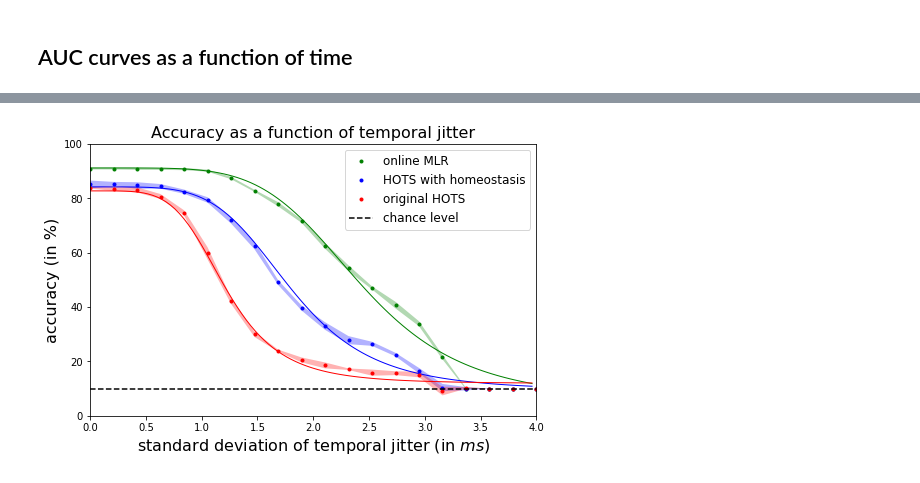
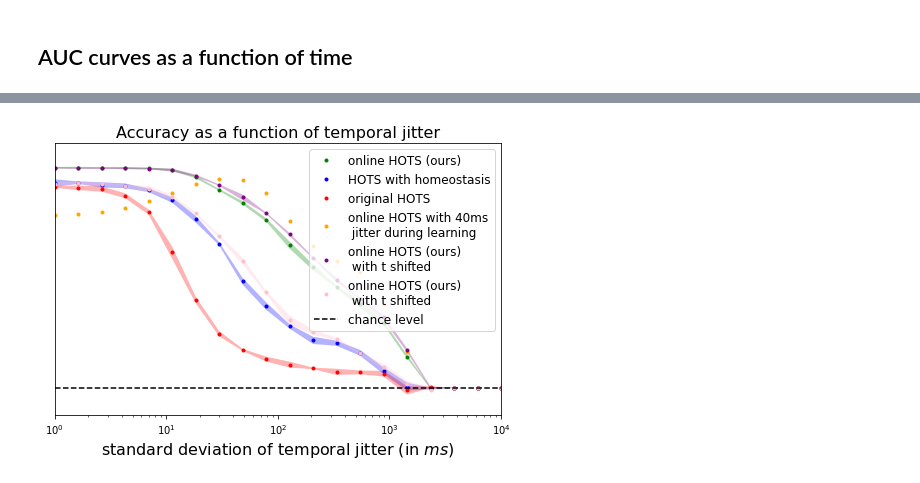
Before and after one commit to SpikeAI/HOTS, a Jupyter notebook: notebooks/RESULTS_03_NMNIST.ipynb, the cells around one changed output, grey strips where cells are left out. Drawn from its saved outputs; the diff is of its cells as text; code cells hidden in the pictures.

```diff
--- a/notebooks/RESULTS_03_NMNIST.ipynb
+++ b/notebooks/RESULTS_03_NMNIST.ipynb
@@ -246,9 +170,9 @@ verbose=False
 # %%
 thres = None
 colorz = ['#2ca02c', '#ff7f0e', '#1f77b4', '#d62728', '#9467bd', '#8c564b', '#e377c2', '#7f7f7f', '#bcbd22', '#17becf']
-legend_list = ['original HOTS', 'raw inputs','online HOTS']
+legend_list = ['original HOTS', 'MLR with raw inputs','online HOTS']
 namelist = ['raw', 'homhots']
-fig_onl, ax_onl = plt.subplots()
+fig_onl, ax_onl = plt.subplots(figsize=(6,4))
 ax_onl.hlines(86.9,0,6000, linestyles='dashed', color=colorz[0], label=legend_list[0])
 for namnum, name in enumerate(namelist):
     f_name = f'{record_path}{timestr}_LR_results_{name}_{nbclust}_{nb_train}_{nb_test}_{ds_ev}.pkl'
@@ -263,5 +187,5 @@ plt.setp(ax_onl.get_yticklabels(), fontsize=12)
 plt.setp(ax_onl.get_xticklabels(), fontsize=12)
 ax_onl.set_xlabel('Number of events', fontsize=16);
 ax_onl.set_ylabel('Accuracy (in %)', fontsize=16);
-ax_onl.set_title('MLR classification evolution \n as a function of the number of events', fontsize=16);
+ax_onl.set_title('Accuracy as a function of the number of events', fontsize=16);
 ax_onl.legend(fontsize=12, loc='lower right');
@@ -383,14 +323,0 @@ Invalid limit will be ignored.
-# %%
-%cd ../HOTS
-from Tools import plotjitter
-import pickle
-import numpy as np
-import matplotlib.pyplot as plt
-
-timestr = '2021-03-29'
-record_path = '../Records/EXP_03_NMNIST/'
-
-f_name = f'{record_path}{timestr}_LR_results_jitter_raw_60000_1000_1_None.pkl'
-with open(f_name, 'rb') as file:
-    results_t, results_t_last, jit_t, results_s, results_s_last, jit_s = pickle.load(file)
-nb_class = 10
@@ -456,26 +381,30 @@ Invalid limit will be ignored.
 # %%
+fitting = False
+logscale = True
 
 f_name = f'../Records/EXP_03_NMNIST/2021-03-29_LR_results_jitter_homhots_[4, 8, 16]_60000_1000_1_None_logscale.pkl'
 with open(f_name, 'rb') as file:
-    results_t, results_t_last, std_jit_t = pickle.load(file)
+    results_t, results_t_last, jit_t = pickle.load(file)
+
+results_t = np.delete(results_t, [5,6,7,8,9], 0)
 fig_t, ax_t = plt.subplots(1,1,figsize=(8,5))
 param_T = [0.85, 2.5, 5, 0.1]
-label = 'online MLR'
+label = 'online HOTS (ours)'
 n_epoch = 33
-#fig_t, ax_t, semisat_t = plotjitter(fig_t, ax_t, np.log10(jit_t/1e3), results_t, param = param_T, color='green', label=label, n_epo=n_epoch, fitting = True)
-
-print(f'semi saturation level for {label}: {np.round(10**semisat_t,2)} ms')
+fig_t, ax_t, semisat_t = plotjitter(fig_t, ax_t, jit_t/1e3, results_t, param = param_T, color='green', label=label, n_epo=n_epoch, fitting = fitting, logscale=logscale)
+if fitting:
+    print(f'semi saturation level for {label}: {np.round(10**semisat_t,2)} ms')
 
 f_name = f'../Records/EXP_03_NMNIST/2021-03-29_histo_results_jitter_homhots_[4, 8, 16]_60000_1000_1_None_logscale.pkl'
 with open(f_name, 'rb') as file:
     score_t12, jit_t = pickle.load(file)
 
-score_t12 = np.delete(score_t12, [0,7,8,9], 0)
+score_t12 = np.delete(score_t12, [5,6,7,8,9], 0)
 label = 'HOTS with homeostasis'
 param_T = [0.8, 1.7, 5, 0.1]
-fig_t, ax_t, semisat_t = plotjitter(fig_t, ax_t, np.log10(jit_t/1e3), score_t12, param = param_T, color='blue', label=label, n_epo=n_epoch, fitting = True)
-
-print(f'semi saturation level for {label}: {np.round(10**semisat_t,2)} ms')
+fig_t, ax_t, semisat_t = plotjitter(fig_t, ax_t, jit_t/1e3, score_t12, param = param_T, color='blue', label=label, n_epo=n_epoch, fitting = fitting, logscale=logscale)
+if fitting:
+    print(f'semi saturation level for {label}: {np.round(10**semisat_t,2)} ms')
 
 f_name = f'../Records/EXP_03_NMNIST/2021-03-29_histo_results_jitter_hots_[4, 8, 16]_60000_1000_1_None_logscale.pkl'
 with open(f_name, 'rb') as file:
@@ -484,15 +413,49 @@ with open(f_name, 'rb') as file:
 score_t12 = np.delete(score_t12, [0,7,8,9], 0)
 label = 'original HOTS'
 param_T = [0.8, 1.3, 5, 0.1]
-fig_t, ax_t, semisat_t = plotjitter(fig_t, ax_t, np.log10(jit_t/1e3), score_t12, param = param_T, color='red', label=label, n_epo=n_epoch, fitting = True)
+fig_t, ax_t, semisat_t = plotjitter(fig_t, ax_t, jit_t/1e3, score_t12, param = param_T, color='red', label=label, n_epo=n_epoch, fitting = fitting, logscale=logscale)
+if fitting:
+    print(f'semi saturation level for {label}: {np.round(10**semisat_t,2)} ms')
 
-print(f'semi saturation level for {label}: {np.round(10**semisat_t,2)} ms')
+f_name = f'../Records/EXP_03_NMNIST/2021-05-27_LR_results_jitter_homhots_6000_1000_1_None_initjitter40ms.pkl'
+with open(f_name, 'rb') as file:
+    results_t, results_t_last, jit_t = pickle.load(file)
+label = 'online HOTS with 40ms\n jitter during learning'
+param_T = [0.8, 1.7, 5, 0.1]
+fig_t, ax_t, semisat_t = plotjitter(fig_t, ax_t, jit_t/1e3, results_t, param = param_T, color='orange', label=label, n_epo=n_epoch, fitting = fitting, logscale = logscale)
+if fitting:
+    print(f'semi saturation level for {label}: {np.round(10**semisat_t,2)} ms')
 
-chance_t = np.ones([len(std_jit_t)])*10
-ax_t.plot(np.log10(jit_t/1e3),chance_t, 'k--', label='chance level')
-ax_t.axis([0,max(np.log10(jit_t/1e3)),0,100]);
+f_name = f'../Records/EXP_03_NMNIST/2021-03-29_LR_results_jitter_homhots_[4, 8, 16]_60000_1000_1_None_logscale_shifted.pkl'
+with open(f_name, 'rb') as file:
+    results_t, results_t_last, jit_t = pickle.load(file)
+
+results_t = np.delete(results_t, [5,6,7,8,9], 0)
+param_T = [0.85, 2.5, 5, 0.1]
+label = 'online HOTS (ours) \n with t shifted'
+n_epoch = 33
+fig_t, ax_t, semisat_t = plotjitter(fig_t, ax_t, jit_t/1e3, results_t, param = param_T, color='purple', label=label, n_epo=n_epoch, fitting = fitting, logscale=logscale)
+if fitting:
+    print(f'semi saturation level for {label}: {np.round(10**semisat_t,2)} ms')
+
+f_name = f'../Records/EXP_03_NMNIST/2021-03-29_histo_results_jitter_homhots_[4, 8, 16]_60000_1000_1_None_logscale_shifted.pkl'
+with open(f_name, 'rb') as file:
+    score_t12, jit_t = pickle.load(file)
+
+results_t = np.delete(score_t12, [5,6,7,8,9], 0)
+param_T = [0.85, 2.5, 5, 0.1]
+label = 'online HOTS (ours) \n with t shifted'
+n_epoch = 33
+fig_t, ax_t, semisat_t = plotjitter(fig_t, ax_t, jit_t/1e3, results_t, param = param_T, color='pink', label=label, n_epo=n_epoch, fitting = fitting, logscale=logscale)
+if fitting:
+    print(f'semi saturation level for {label}: {np.round(10**semisat_t,2)} ms')
+
+chance_t = np.ones([len(jit_t)])*10
+ax_t.plot(jit_t/1e3,chance_t, 'k--', label='chance level')
+ax_t.axis([1,max(jit_t/1e3),0,100]);
 ax_t.set_xlabel('standard deviation of temporal jitter (in $ms$)', fontsize=16);
-ax_t.set_ylabel('accuracy (in %)', fontsize=16);
+#ax_t.set_ylabel('accuracy (in %)', fontsize=16);
+ax_t.set_yticks([])
 ax_t.set_title('Accuracy as a function of temporal jitter', fontsize=16);
 ax_t.legend(fontsize=12);
 # %% [output]
@@ -502 +462 @@ semi saturation level for original HOTS: 23.44 ms
-[figure, old version]
+[figure, new version]
```
Also changed, not shown: parts of 35 cells of this notebook, 12 other files.
